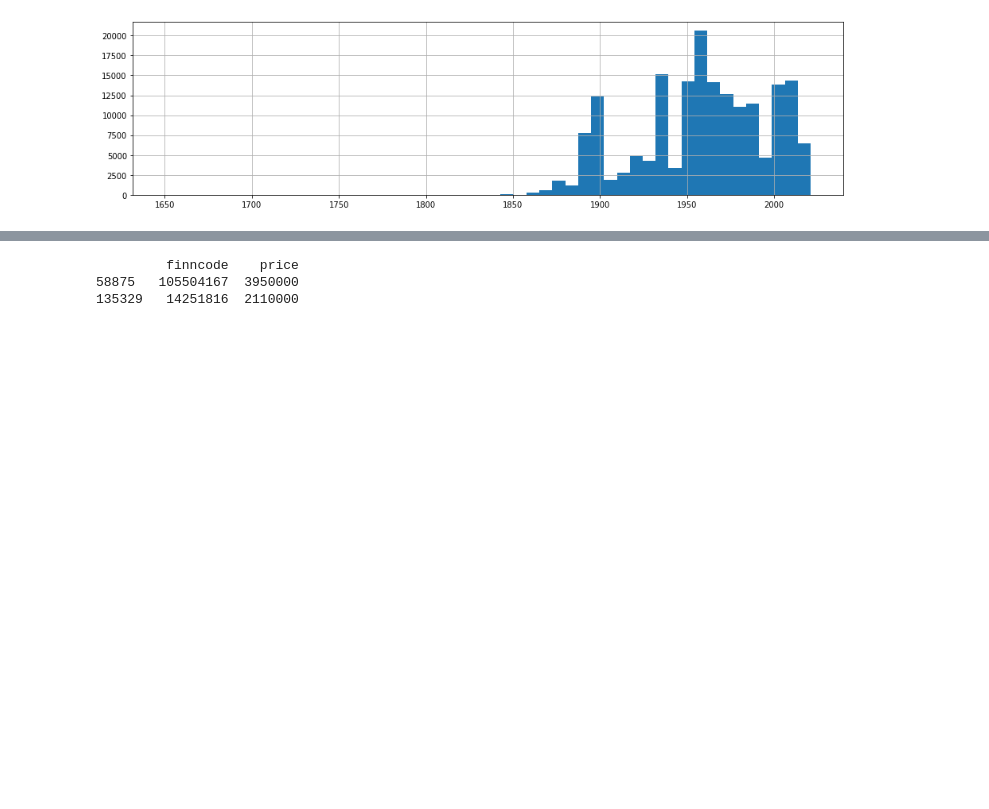
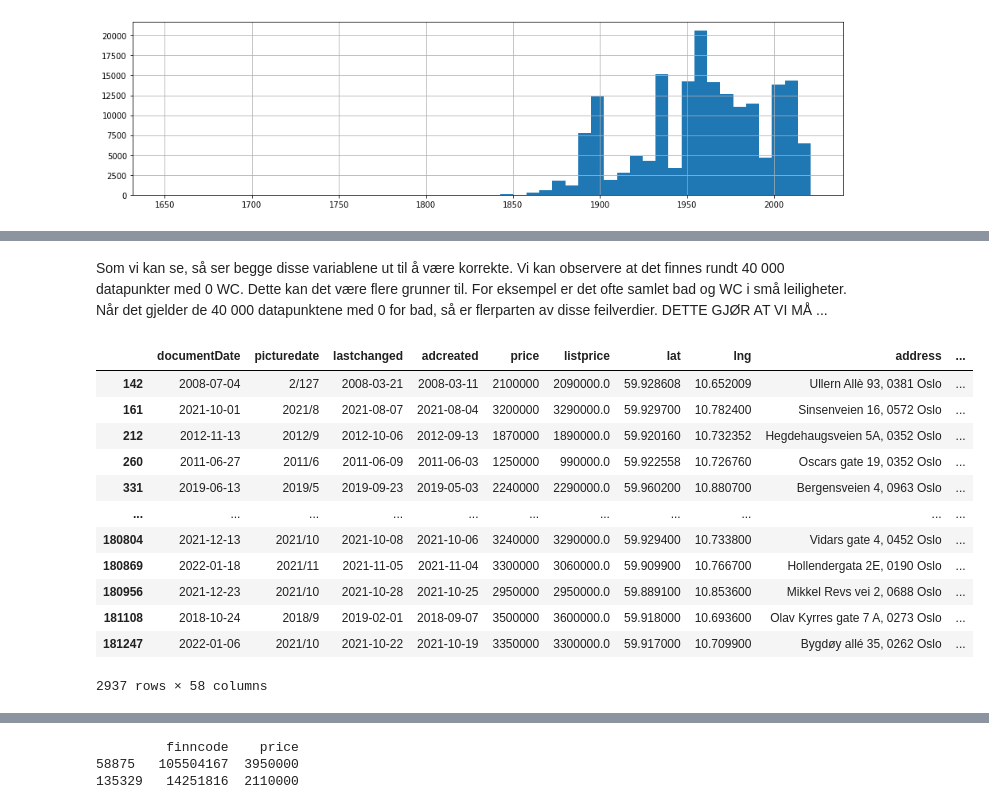
Before and after one commit to smmogen/BOABachelor, a Jupyter notebook: Jupyter/Eiendomsdata.ipynb, the cells around one changed output, grey strips where cells are left out. Drawn from its saved outputs; the diff is of its cells as text; code cells hidden in the pictures; blank space fills up the shorter version.

```diff
--- a/Jupyter/Eiendomsdata.ipynb
+++ b/Jupyter/Eiendomsdata.ipynb
@@ -216,0 +225,18 @@ len(df)
+# %% [markdown]
+Som vi kan se, så ser begge disse variablene ut til å være korrekte. Vi kan observere at det finnes rundt 40 000 datapunkter med 0 WC. Dette kan det være flere grunner til. For eksempel er det ofte samlet bad og WC i små leiligheter. Når det gjelder de 40 000 datapunktene med 0 for bad, så er flerparten av disse feilverdier. DETTE GJØR AT VI MÅ ...
+# %%
+df.loc[df['bedrooms']==0,:]
+# %% [output]
+|  | documentDate | picturedate | lastchanged | adcreated | price | listprice | lat | lng | address | ... |
+| 142 | 2008-07-04 | 2/127 | 2008-03-21 | 2008-03-11 | 2100000 | 2090000.0 | 59.928608 | 10.652009 | Ullern Allè 93, 0381 Oslo | ... |
+| 161 | 2021-10-01 | 2021/8 | 2021-08-07 | 2021-08-04 | 3200000 | 3290000.0 | 59.929700 | 10.782400 | Sinsenveien 16, 0572 Oslo | ... |
+| 212 | 2012-11-13 | 2012/9 | 2012-10-06 | 2012-09-13 | 1870000 | 1890000.0 | 59.920160 | 10.732352 | Hegdehaugsveien 5A, 0352 Oslo | ... |
+| 260 | 2011-06-27 | 2011/6 | 2011-06-09 | 2011-06-03 | 1250000 | 990000.0 | 59.922558 | 10.726760 | Oscars gate 19, 0352 Oslo | ... |
+| 331 | 2019-06-13 | 2019/5 | 2019-09-23 | 2019-05-03 | 2240000 | 2290000.0 | 59.960200 | 10.880700 | Bergensveien 4, 0963 Oslo | ... |
+| ... | ... | ... | ... | ... | ... | ... | ... | ... | ... | ... |
+| 180804 | 2021-12-13 | 2021/10 | 2021-10-08 | 2021-10-06 | 3240000 | 3290000.0 | 59.929400 | 10.733800 | Vidars gate 4, 0452 Oslo | ... |
+| 180869 | 2022-01-18 | 2021/11 | 2021-11-05 | 2021-11-04 | 3300000 | 3060000.0 | 59.909900 | 10.766700 | Hollendergata 2E, 0190 Oslo | ... |
+| 180956 | 2021-12-23 | 2021/10 | 2021-10-28 | 2021-10-25 | 2950000 | 2950000.0 | 59.889100 | 10.853600 | Mikkel Revs vei 2, 0688 Oslo | ... |
+| 181108 | 2018-10-24 | 2018/9 | 2019-02-01 | 2018-09-07 | 3500000 | 3600000.0 | 59.918000 | 10.693600 | Olav Kyrres gate 7 A, 0273 Oslo | ... |
+| 181247 | 2022-01-06 | 2021/10 | 2021-10-22 | 2021-10-19 | 3350000 | 3300000.0 | 59.917000 | 10.709900 | Bygdøy allé 35, 0262 Oslo | ... |
+2937 rows × 58 columns
```
Also changed, not shown: parts of 19 cells of this notebook, 1 other file.
